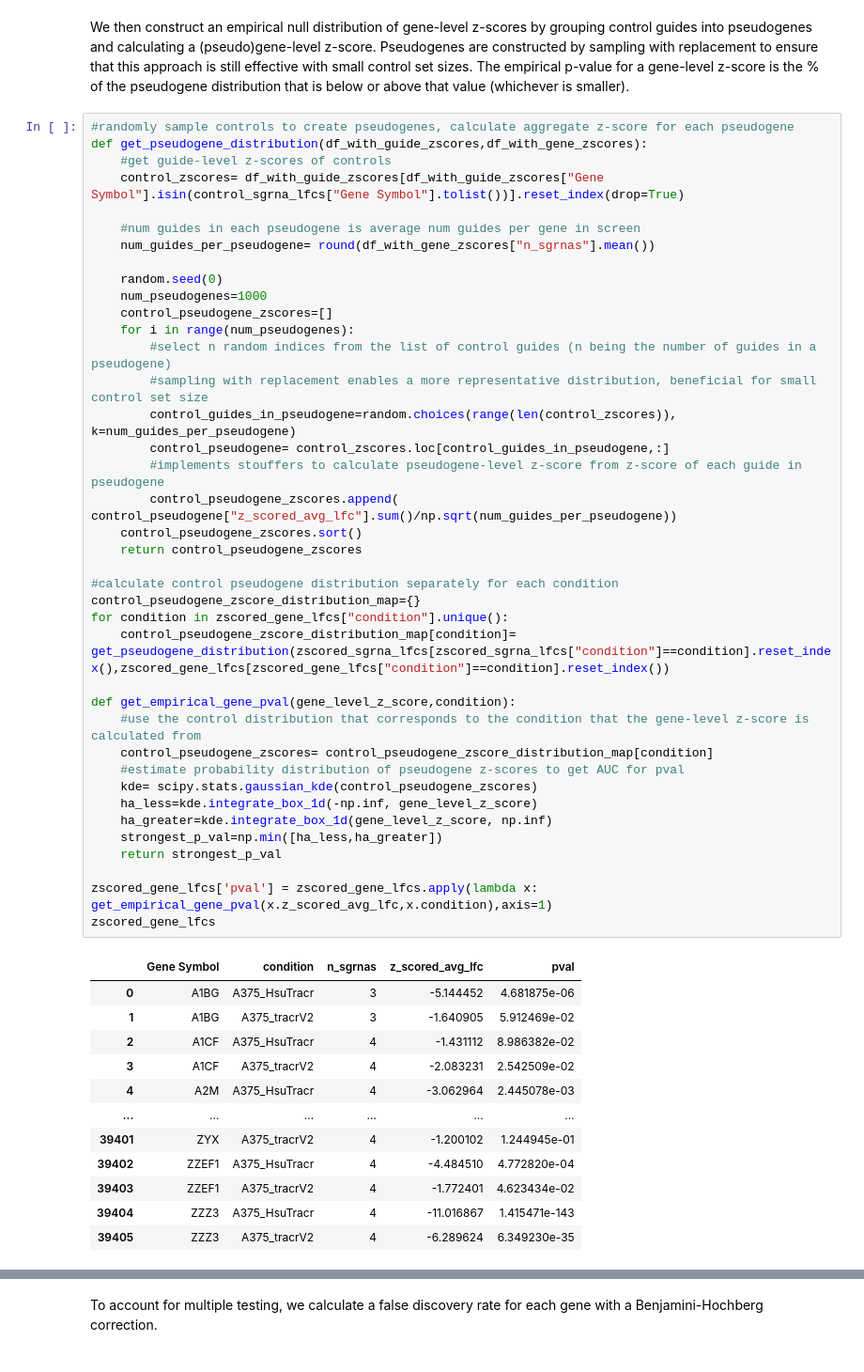
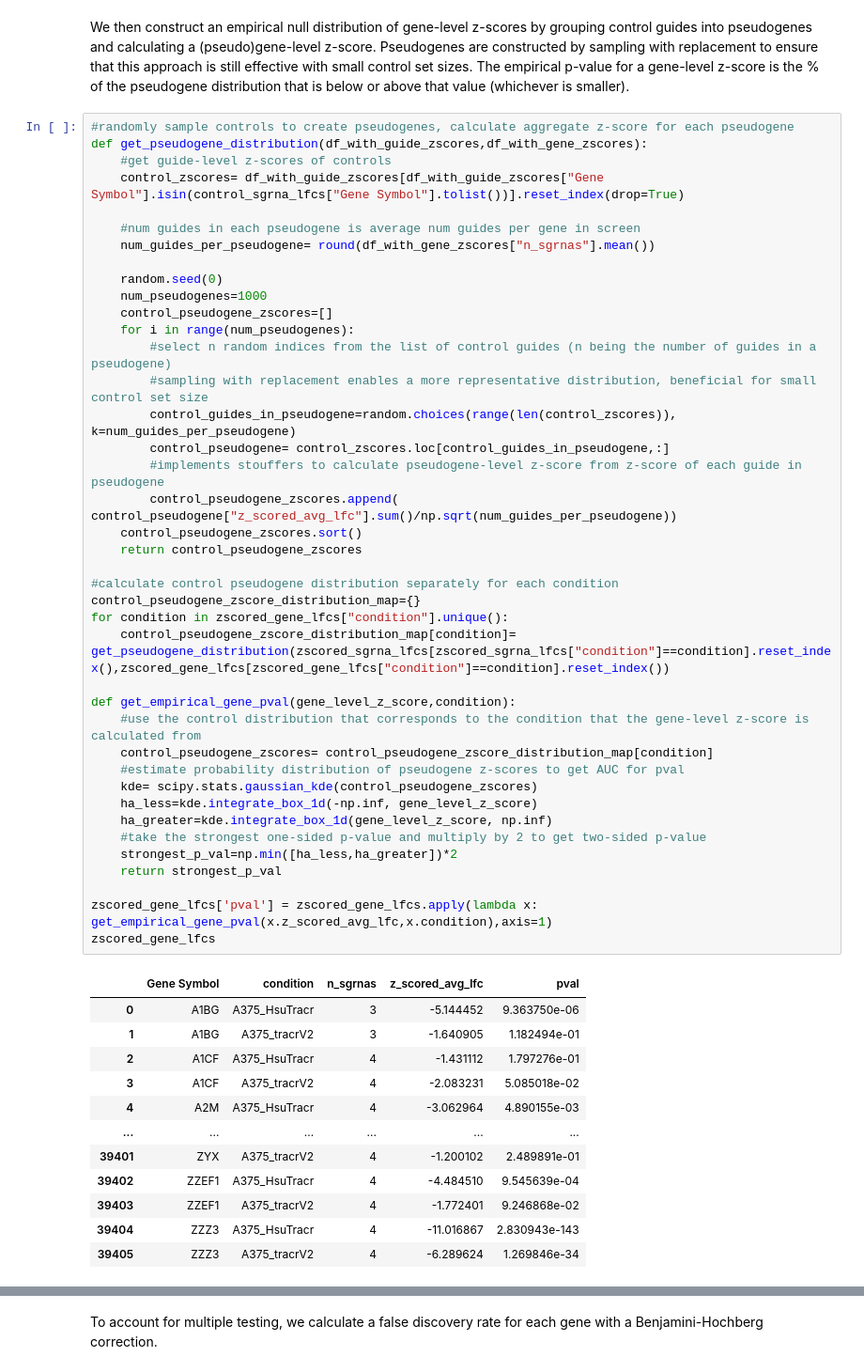
Before and after one commit to broadinstitute/computational-resources, a Jupyter notebook: 03_Screen_Analysis_with_Python/01_Standard_Screen_Analysis/Standard_Screen_Analysis.ipynb, the cells around one changed output, grey strips where cells are left out. Shown at 94% size. Cells and saved outputs as stored; diff of their text form.

```diff
--- a/03_Screen_Analysis_with_Python/01_Standard_Screen_Analysis/Standard_Screen_Analysis.ipynb
+++ b/03_Screen_Analysis_with_Python/01_Standard_Screen_Analysis/Standard_Screen_Analysis.ipynb
@@ -408,45 +408,46 @@ def get_pseudogene_distribution(df_with_guide_zscores,df_with_gene_zscores):
     num_pseudogenes=1000
     control_pseudogene_zscores=[]
     for i in range(num_pseudogenes):
         #select n random indices from the list of control guides (n being the number of guides in a pseudogene)
         #sampling with replacement enables a more representative distribution, beneficial for small control set size
         control_guides_in_pseudogene=random.choices(range(len(control_zscores)), k=num_guides_per_pseudogene)
         control_pseudogene= control_zscores.loc[control_guides_in_pseudogene,:]
         #implements stouffers to calculate pseudogene-level z-score from z-score of each guide in pseudogene
         control_pseudogene_zscores.append( control_pseudogene["z_scored_avg_lfc"].sum()/np.sqrt(num_guides_per_pseudogene))
     control_pseudogene_zscores.sort()
     return control_pseudogene_zscores
 
 #calculate control pseudogene distribution separately for each condition
 control_pseudogene_zscore_distribution_map={}
 for condition in zscored_gene_lfcs["condition"].unique():
     control_pseudogene_zscore_distribution_map[condition]= get_pseudogene_distribution(zscored_sgrna_lfcs[zscored_sgrna_lfcs["condition"]==condition].reset_index(),zscored_gene_lfcs[zscored_gene_lfcs["condition"]==condition].reset_index())
 
 def get_empirical_gene_pval(gene_level_z_score,condition):
     #use the control distribution that corresponds to the condition that the gene-level z-score is calculated from
     control_pseudogene_zscores= control_pseudogene_zscore_distribution_map[condition]
     #estimate probability distribution of pseudogene z-scores to get AUC for pval
     kde= scipy.stats.gaussian_kde(control_pseudogene_zscores)
     ha_less=kde.integrate_box_1d(-np.inf, gene_level_z_score)
     ha_greater=kde.integrate_box_1d(gene_level_z_score, np.inf)
-    strongest_p_val=np.min([ha_less,ha_greater])
+    #take the strongest one-sided p-value and multiply by 2 to get two-sided p-value
+    strongest_p_val=np.min([ha_less,ha_greater])*2
     return strongest_p_val
 
 zscored_gene_lfcs['pval'] = zscored_gene_lfcs.apply(lambda x: get_empirical_gene_pval(x.z_scored_avg_lfc,x.condition),axis=1)
 zscored_gene_lfcs
 # %% [output]
 |  | Gene Symbol | condition | n_sgrnas | z_scored_avg_lfc | pval |
-| 0 | A1BG | A375_HsuTracr | 3 | -5.144452 | 4.681875e-06 |
-| 1 | A1BG | A375_tracrV2 | 3 | -1.640905 | 5.912469e-02 |
-| 2 | A1CF | A375_HsuTracr | 4 | -1.431112 | 8.986382e-02 |
-| 3 | A1CF | A375_tracrV2 | 4 | -2.083231 | 2.542509e-02 |
-| 4 | A2M | A375_HsuTracr | 4 | -3.062964 | 2.445078e-03 |
+| 0 | A1BG | A375_HsuTracr | 3 | -5.144452 | 9.363750e-06 |
+| 1 | A1BG | A375_tracrV2 | 3 | -1.640905 | 1.182494e-01 |
+| 2 | A1CF | A375_HsuTracr | 4 | -1.431112 | 1.797276e-01 |
+| 3 | A1CF | A375_tracrV2 | 4 | -2.083231 | 5.085018e-02 |
+| 4 | A2M | A375_HsuTracr | 4 | -3.062964 | 4.890155e-03 |
 | ... | ... | ... | ... | ... | ... |
-| 39401 | ZYX | A375_tracrV2 | 4 | -1.200102 | 1.244945e-01 |
-| 39402 | ZZEF1 | A375_HsuTracr | 4 | -4.484510 | 4.772820e-04 |
-| 39403 | ZZEF1 | A375_tracrV2 | 4 | -1.772401 | 4.623434e-02 |
-| 39404 | ZZZ3 | A375_HsuTracr | 4 | -11.016867 | 1.415471e-143 |
-| 39405 | ZZZ3 | A375_tracrV2 | 4 | -6.289624 | 6.349230e-35 |
+| 39401 | ZYX | A375_tracrV2 | 4 | -1.200102 | 2.489891e-01 |
+| 39402 | ZZEF1 | A375_HsuTracr | 4 | -4.484510 | 9.545639e-04 |
+| 39403 | ZZEF1 | A375_tracrV2 | 4 | -1.772401 | 9.246868e-02 |
+| 39404 | ZZZ3 | A375_HsuTracr | 4 | -11.016867 | 2.830943e-143 |
+| 39405 | ZZZ3 | A375_tracrV2 | 4 | -6.289624 | 1.269846e-34 |
 39406 rows × 5 columns
 # %% [markdown]
 To account for multiple testing, we calculate a false discovery rate for each gene with a Benjamini-Hochberg correction.
```
Also changed, not shown: parts of 1 cell of this notebook.
